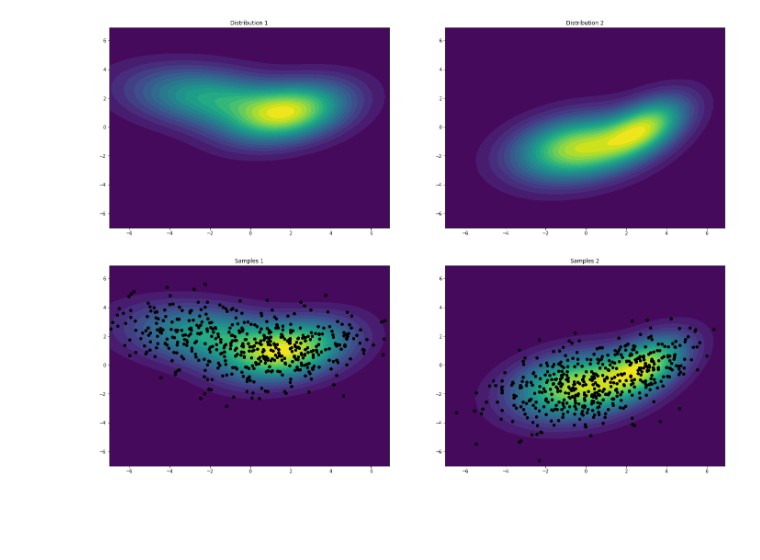
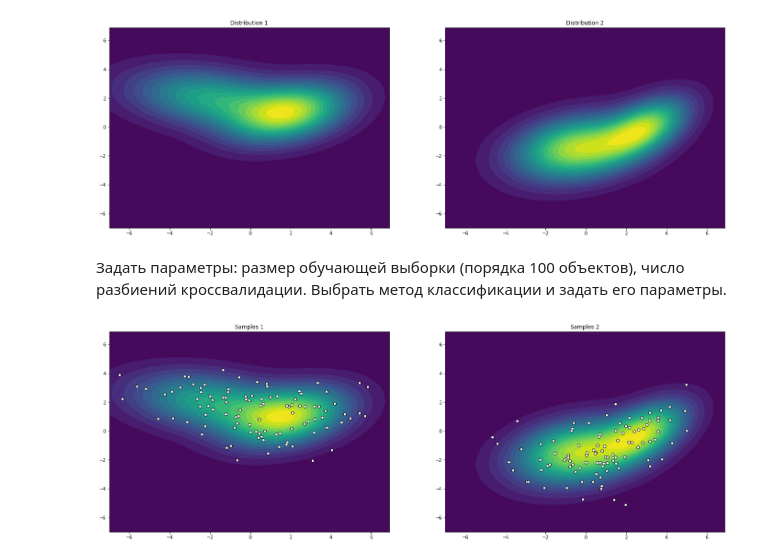
Before and after one commit to pishchev/RGR, a Jupyter notebook: RGR.ipynb, the cells around one changed output. Saved outputs shown, nothing was run; the diff lists cells and outputs as text; code cells hidden in the pictures; blank space fills up the shorter version.

```diff
--- a/RGR.ipynb
+++ b/RGR.ipynb
@@ -46,8 +47,10 @@ cs2 = ax2.contourf(x, y, prob_2(pos) , levels=20)
 plt.show()
 # %% [output]
 [figure]
+# %% [markdown]
+Задать параметры: размер обучающей выборки (порядка 100 объектов), число разбиений кроссвалидации. Выбрать метод классификации и задать его параметры.
 # %%
-def generate_samples(prob, max_prob, size):
+def generate_samples(prob, max_prob, size, target):
   samples = []
   while len(samples) != size:
     randX = np.random.uniform(-maxX, maxX, 1)[0]
@@ -55,24 +58,24 @@ def generate_samples(prob, max_prob, size):
     randProb = np.random.uniform(0.0, 1.0, 1)[0]
     sample_prob = prob([randX, randY])
     if (sample_prob / max_prob > randProb):
-      samples.append([randX, randY])
+      samples.append([target, randX, randY])
   return np.array(samples)
 
-samples1 = generate_samples(prob_1, maxProb1, 500)
-samples2 = generate_samples(prob_2, maxProb2, 500)
+samples1 = generate_samples(prob_1, maxProb1, 100, 1)
+samples2 = generate_samples(prob_2, maxProb2, 100, 2)
 # %%
 fig = plt.figure(figsize=(24, 8))
 
 ax = fig.add_subplot(121)
 ax.set_title('Samples 1')
 cs = ax.contourf(x, y, prob_1(pos) , levels=20)
-ax.scatter(samples1[:,0],samples1[:,1], c='black')
+ax.scatter(samples1[:,1],samples1[:,2], c='white', edgecolors='black')
 
 ax2 = fig.add_subplot(122)
 ax2.set_title('Samples 2')
 cs2 = ax2.contourf(x, y, prob_2(pos) , levels=20)
-ax2.scatter(samples2[:,0],samples2[:,1], c='black')
+ax2.scatter(samples2[:,1],samples2[:,2], c='white', edgecolors='black')
 
 plt.show()
 # %% [output]
-[figure, old version]
+[figure, new version]
```
Also changed, not shown: parts of 3 cells of this notebook.
